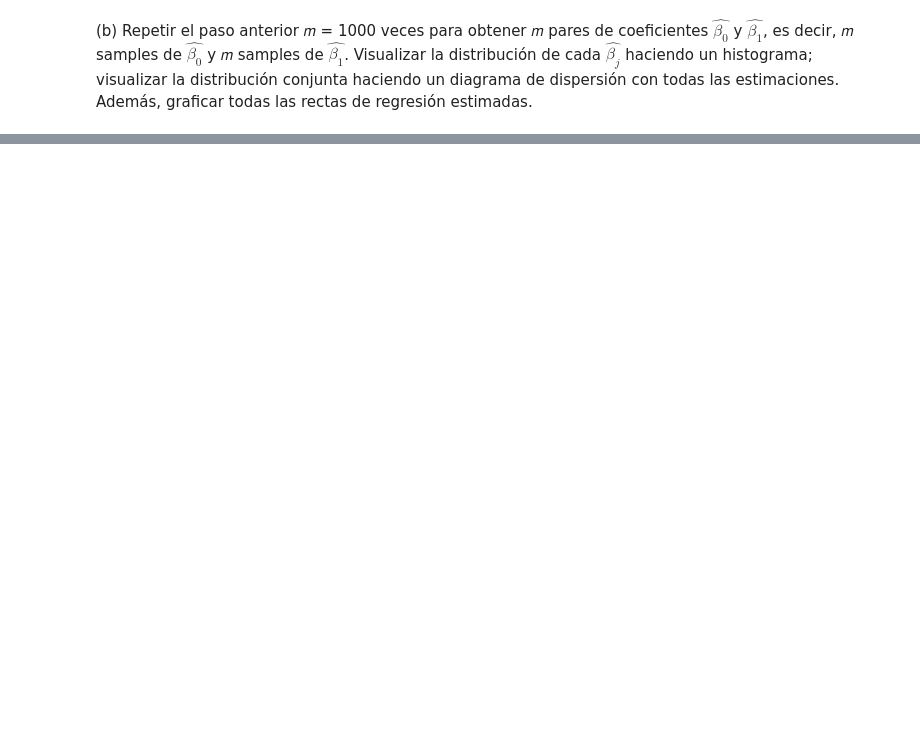
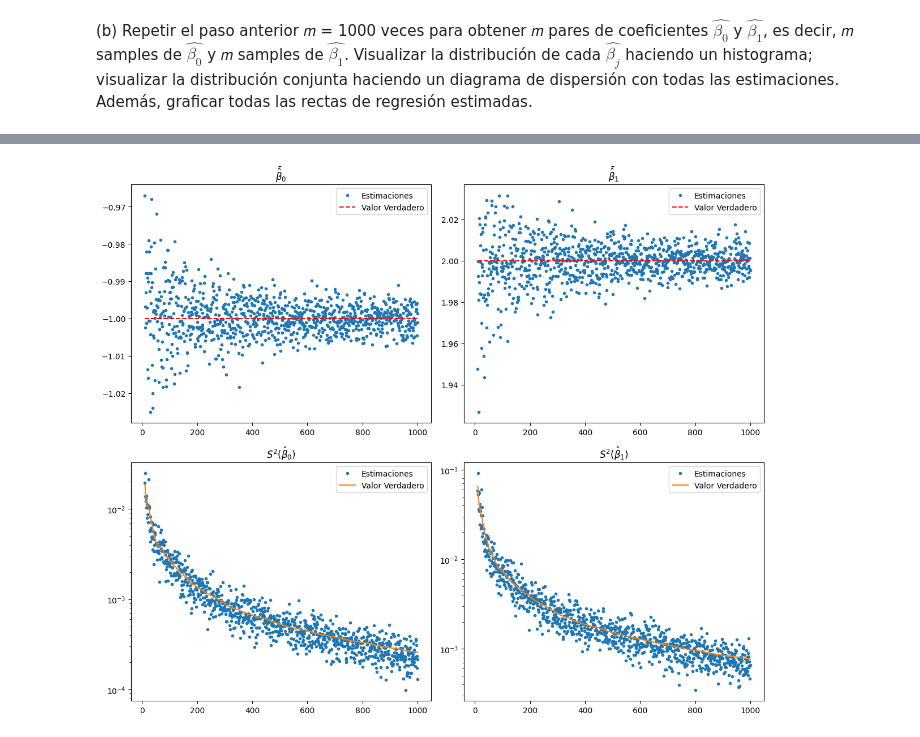
Before and after one commit to solcrespi05/Estadistica1, a Jupyter notebook: Practica regresion/ej_2.ipynb, the cells around one changed output, grey strips where cells are left out. Cells and saved outputs as stored; diff of their text form; code cells hidden in the pictures; blank space fills up the shorter version.

```diff
--- a/Practica regresion/ej_2.ipynb
+++ b/Practica regresion/ej_2.ipynb
@@ -105,0 +191,34 @@ plt.show()
+# %%
+# Crear el gráficos
+fig, axs = plt.subplots(2, 2, figsize=(12, 10))
+
+# Gráfico de las medias de las estimaciones para beta_0
+axs[0, 0].plot(ns, sample_means[:, 0], '.', label='Estimaciones')
+axs[0, 0].hlines(true_betas[0], xmin=ns[0], xmax=ns[-1], colors='r', linestyles='--', label='Valor Verdadero')
+axs[0, 0].set_title(r'$\bar\hat{\beta}_0$')
+axs[0, 0].legend()
+
+# Gráfico de las medias de las estimaciones para beta_1
+axs[0, 1].plot(ns, sample_means[:, 1], '.', label='Estimaciones')
+axs[0, 1].hlines(true_betas[1], xmin=ns[0], xmax=ns[-1], colors='r', linestyles='--', label='Valor Verdadero')
+axs[0, 1].set_title(r'$\bar\hat{\beta}_1$')
+axs[0, 1].legend()
+
+# Gráfico de la varianza (muestral) de las estimaciones para beta_0
+axs[1, 0].plot(ns, sample_variances[:, 0], '.', label='Estimaciones')
+axs[1, 0].plot(ns, conditional_population_variances[:, 0], label='Valor Verdadero')
+axs[1, 0].set_title(r'$S^2(\hat{\beta}_0)$')
+axs[1, 0].legend()
+axs[1, 0].set_yscale('log')
+
+# Gráfico de la varianza (muestral) de las estimaciones para beta_1
+axs[1, 1].plot(ns, sample_variances[:, 1], '.', label='Estimaciones')
+axs[1, 1].plot(ns, conditional_population_variances[:, 1], label='Valor Verdadero')
+axs[1, 1].set_title(r'$S^2(\hat{\beta}_1)$')
+axs[1, 1].legend()
+axs[1, 1].set_yscale('log')
+
+plt.tight_layout()
+plt.show()
+# %% [output]
+[figure, added]
```
Also changed, not shown: parts of 8 cells of this notebook, 1 other file.
